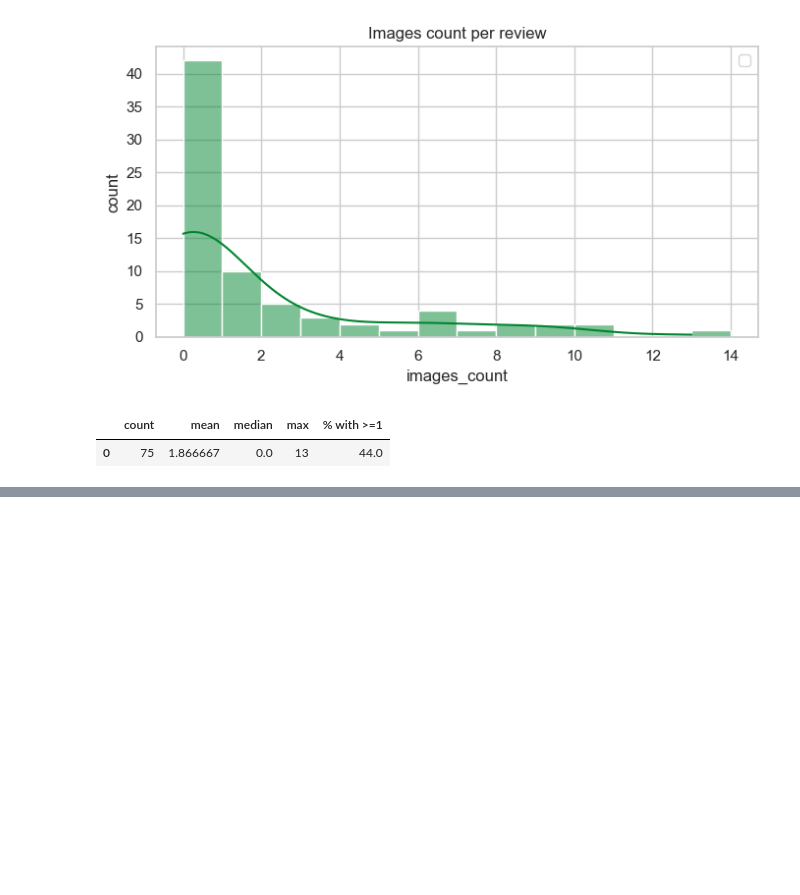
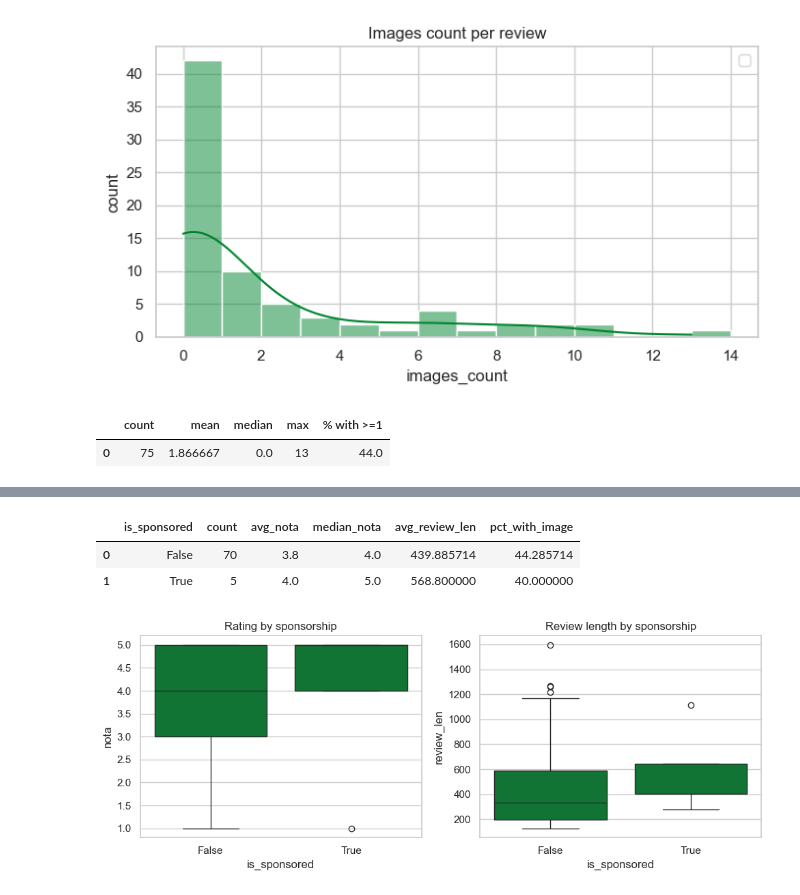
Before and after one commit to ayrtondenner/RestaurantReviewer, a Jupyter notebook: analysis.ipynb, the cells around one changed output, grey strips where cells are left out. Drawn from its saved outputs; the diff is of its cells as text; code cells hidden in the pictures; blank space fills up the shorter version.

```diff
--- a/analysis.ipynb
+++ b/analysis.ipynb
@@ -1007,0 +1092,40 @@ display(
+# %%
+# Sponsorship effect (is_parceria_patrocinada)
+# Compare rating, review length, and image rate between sponsored vs non-sponsored.
+
+df_s = df.copy()
+df_s["is_sponsored"] = df_s["is_parceria_patrocinada"].astype(bool)
+
+summary = (
+    df_s.groupby("is_sponsored", observed=True)
+    .agg(
+        count=("nota", "size"),
+        avg_nota=("nota", "mean"),
+        median_nota=("nota", "median"),
+        avg_review_len=("review_len", "mean"),
+        pct_with_image=("has_image", lambda s: float(s.mean() * 100)),
+    )
+    .reset_index()
+)
+
+display(summary)
+
+fig, axes = plt.subplots(1, 2, figsize=(10, 4))
+
+sns.boxplot(data=df_s, x="is_sponsored", y="nota", ax=axes[0])
+axes[0].set_title("Rating by sponsorship")
+axes[0].set_xlabel("is_sponsored")
+axes[0].set_ylabel("nota")
+
+sns.boxplot(data=df_s, x="is_sponsored", y="review_len", ax=axes[1])
+axes[1].set_title("Review length by sponsorship")
+axes[1].set_xlabel("is_sponsored")
+axes[1].set_ylabel("review_len")
+
+plt.tight_layout()
+plt.show()
+# %% [output]
+|  | is_sponsored | count | avg_nota | median_nota | avg_review_len | pct_with_image |
+| 0 | False | 70 | 3.8 | 4.0 | 439.885714 | 44.285714 |
+| 1 | True | 5 | 4.0 | 5.0 | 568.800000 | 40.000000 |
+[figure, added]
```
Also changed, not shown: parts of 13 cells of this notebook, 1 other file.
